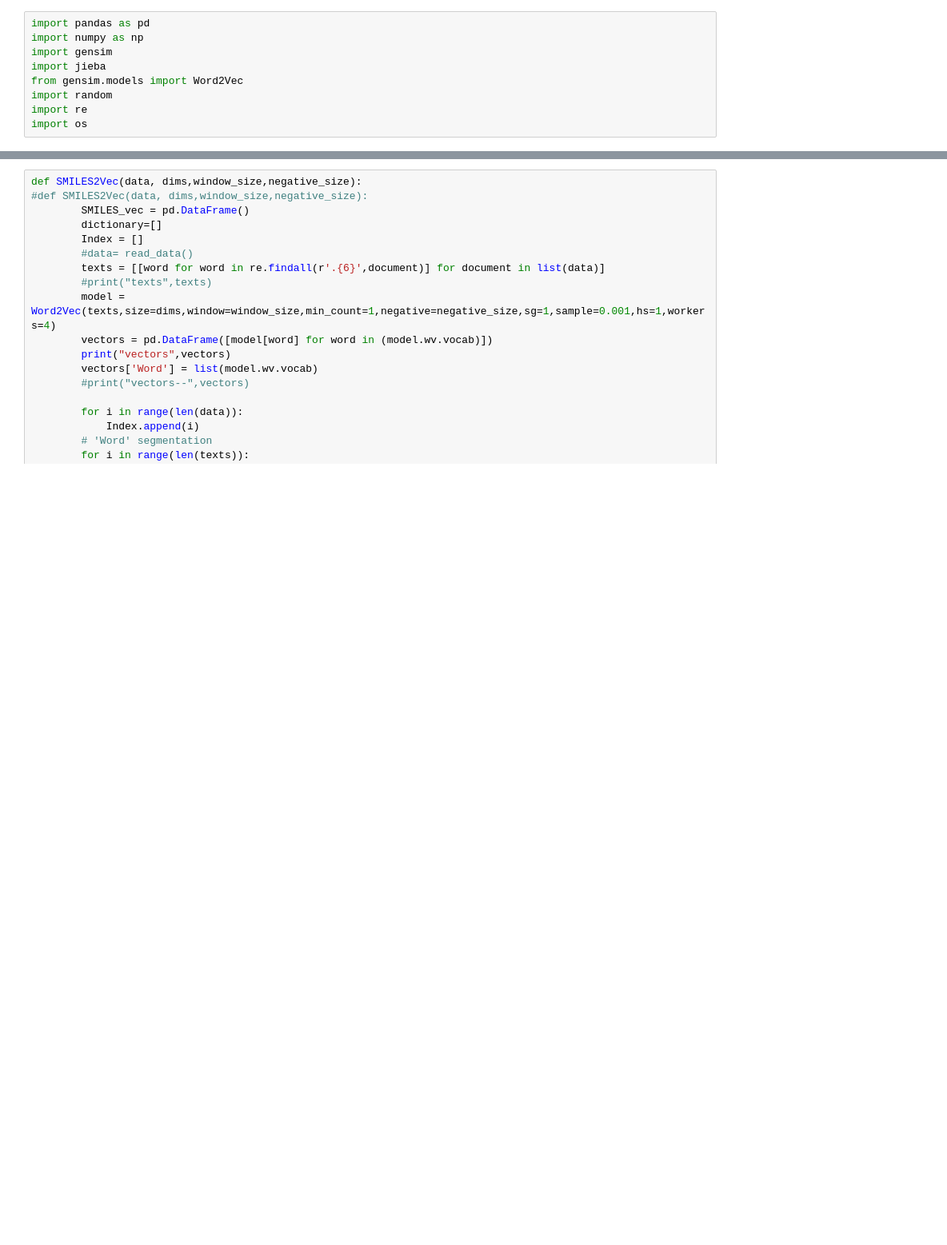
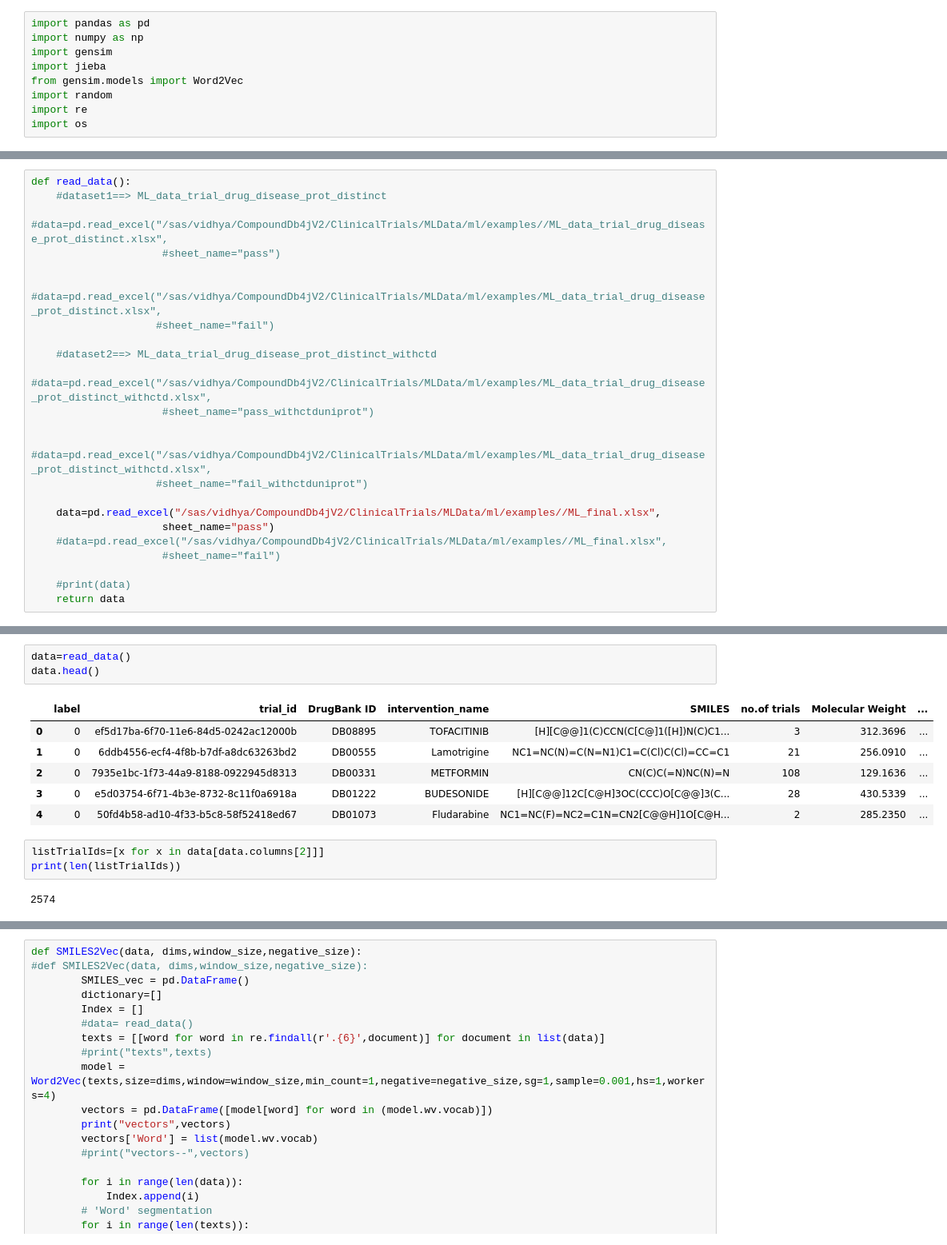
Before and after one commit to pathri/ClinicalTrials_Prediction, a Jupyter notebook: Machine learning/trials_generatefeatures.ipynb, the cells around one changed output, grey strips where cells are left out. Shown at 80% size. Saved outputs shown, nothing was run; the diff lists cells and outputs as text; blank space fills up the shorter version.

```diff
--- a/Machine learning/trials_generatefeatures.ipynb
+++ b/Machine learning/trials_generatefeatures.ipynb
@@ -19 +19,24 @@ start time 2021-01-02 22:14:39.781555+05:30
 ---------------------------------
+# %%
+def read_data():
+    #dataset1==> ML_data_trial_drug_disease_prot_distinct
+    #data=pd.read_excel("/sas/vidhya/CompoundDb4jV2/ClinicalTrials/MLData/ml/examples//ML_data_trial_drug_disease_prot_distinct.xlsx",
+                     #sheet_name="pass")
+
+    #data=pd.read_excel("/sas/vidhya/CompoundDb4jV2/ClinicalTrials/MLData/ml/examples/ML_data_trial_drug_disease_prot_distinct.xlsx",
+                    #sheet_name="fail")
+
+    #dataset2==> ML_data_trial_drug_disease_prot_distinct_withctd
+    #data=pd.read_excel("/sas/vidhya/CompoundDb4jV2/ClinicalTrials/MLData/ml/examples/ML_data_trial_drug_disease_prot_distinct_withctd.xlsx",
+                     #sheet_name="pass_withctduniprot")
+
+    #data=pd.read_excel("/sas/vidhya/CompoundDb4jV2/ClinicalTrials/MLData/ml/examples/ML_data_trial_drug_disease_prot_distinct_withctd.xlsx",
+                    #sheet_name="fail_withctduniprot")
+
+    data=pd.read_excel("/sas/vidhya/CompoundDb4jV2/ClinicalTrials/MLData/ml/examples//ML_final.xlsx",
+                     sheet_name="pass")
+    #data=pd.read_excel("/sas/vidhya/CompoundDb4jV2/ClinicalTrials/MLData/ml/examples//ML_final.xlsx",
+                     #sheet_name="fail")
+
+    #print(data)
+    return data
@@ -19,0 +103,15 @@ start time 2021-01-02 22:14:39.781555+05:30
+# %%
+data=read_data()
+data.head()
+# %% [output]
+|  | label | trial_id | DrugBank ID | intervention_name | SMILES | no.of trials | Molecular Weight | ... |
+| 0 | 0 | ef5d17ba-6f70-11e6-84d5-0242ac12000b | DB08895 | TOFACITINIB | [H][C@@]1(C)CCN(C[C@]1([H])N(C)C1... | 3 | 312.3696 | ... |
+| 1 | 0 | 6ddb4556-ecf4-4f8b-b7df-a8dc63263bd2 | DB00555 | Lamotrigine | NC1=NC(N)=C(N=N1)C1=C(Cl)C(Cl)=CC=C1 | 21 | 256.0910 | ... |
+| 2 | 0 | 7935e1bc-1f73-44a9-8188-0922945d8313 | DB00331 | METFORMIN | CN(C)C(=N)NC(N)=N | 108 | 129.1636 | ... |
+| 3 | 0 | e5d03754-6f71-4b3e-8732-8c11f0a6918a | DB01222 | BUDESONIDE | [H][C@@]12C[C@H]3OC(CCC)O[C@@]3(C... | 28 | 430.5339 | ... |
+| 4 | 0 | 50fd4b58-ad10-4f33-b5c8-58f52418ed67 | DB01073 | Fludarabine | NC1=NC(F)=NC2=C1N=CN2[C@@H]1O[C@H... | 2 | 285.2350 | ... |
+# %%
+listTrialIds=[x for x in data[data.columns[2]]]
+print(len(listTrialIds))
+# %% [output]
+2574
```
Also changed, not shown: parts of 7 cells of this notebook, 2 other files.
